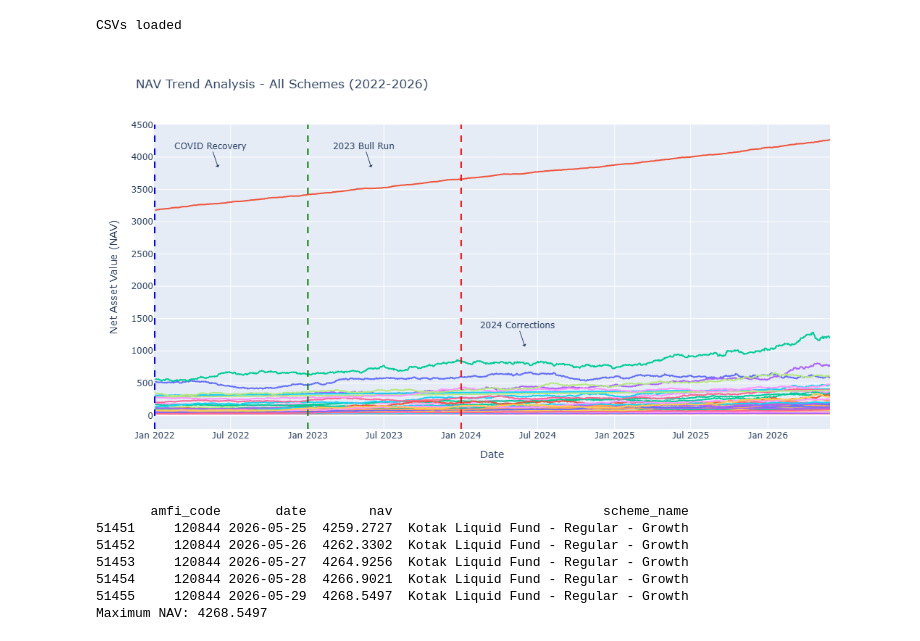
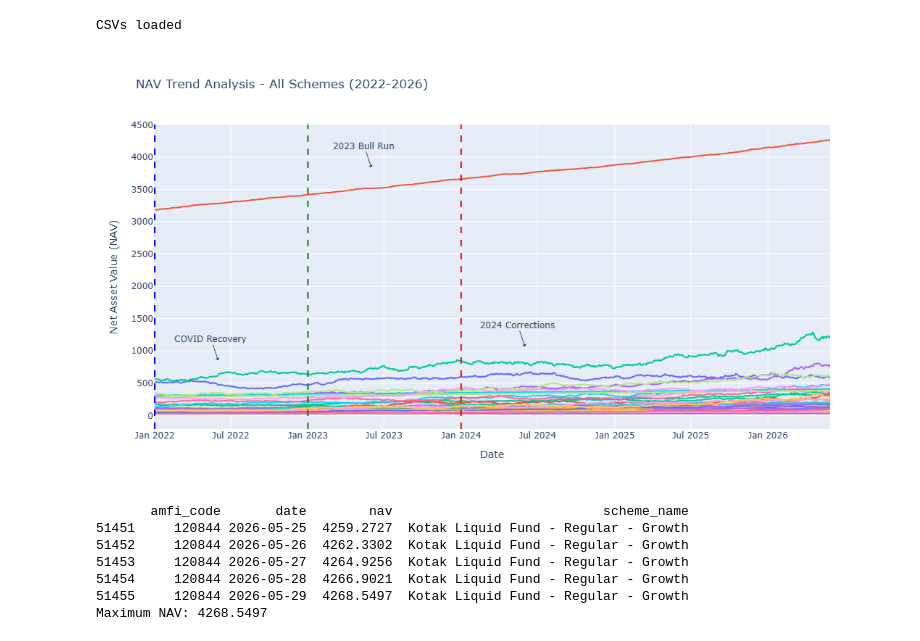
Before and after one commit to Ninad-U/bluestock_mf_capstone, a Jupyter notebook: notebooks/03_eda_analysis.ipynb, the cells around one changed output. Drawn from its saved outputs; the diff is of its cells as text; code cells hidden in the pictures.

Commit message:
Update EDA analysis figures

```diff
--- a/notebooks/03_eda_analysis.ipynb
+++ b/notebooks/03_eda_analysis.ipynb
@@ -36,36 +36,36 @@ fig.add_vline(x="2022-01-01", line_width=2, line_dash="dash", line_color="blue")
 fig.add_vline(x="2023-01-01", line_width=2, line_dash="dash", line_color="green")
 fig.add_vline(x="2024-01-01", line_width=2, line_dash="dash", line_color="red")
 
 # Add annotations
 fig.add_annotation(
     x="2022-06-01",
-    y=nav_with_names["nav"].max() * 0.90,
+    y=nav_with_names["nav"].max() * 0.2,
     text="COVID Recovery",
     showarrow=True,
     arrowhead=1,
 )
 
 fig.add_annotation(
     x="2023-06-01",
     y=nav_with_names["nav"].max() * 0.90,
     text="2023 Bull Run",
     showarrow=True,
     arrowhead=1,
 )
 
 fig.add_annotation(
     x="2024-06-01",
     y=nav_with_names["nav"].max() * 0.25,
     text="2024 Corrections",
     showarrow=True,
     arrowhead=1,
 )
 
 fig.update_layout(height=600, width=1000, showlegend=False)
-#fig.write_image('../reports/figures/nav_trend_analysis.png')
+fig.write_image('../reports/figures/nav_trend_analysis.png')
 fig.show()
 # %% [output]
-[figure, old version]
+[figure, new version]
 # %%
 kotak_liquid_check = nav_with_names[
     nav_with_names['scheme_name'] == 'Kotak Liquid Fund - Regular - Growth'
```
Also changed, not shown: 3 other files.
